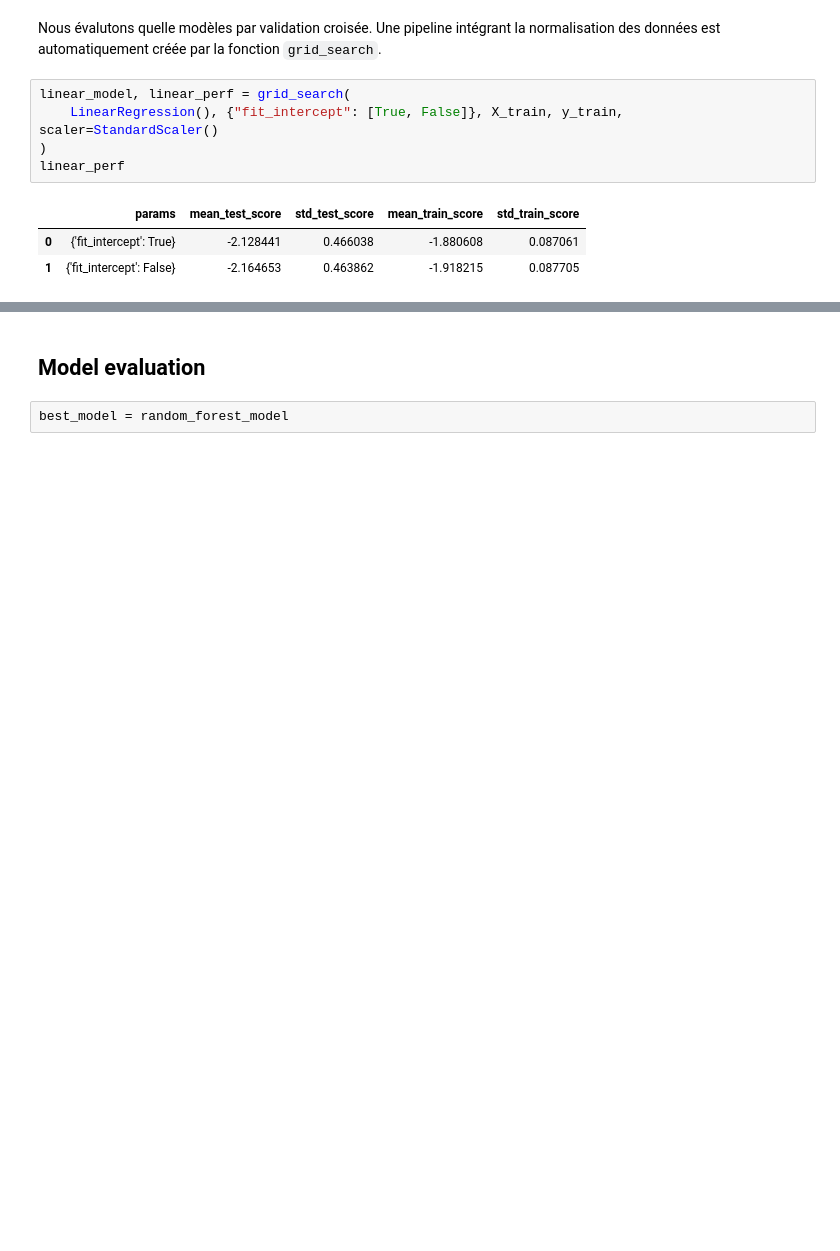
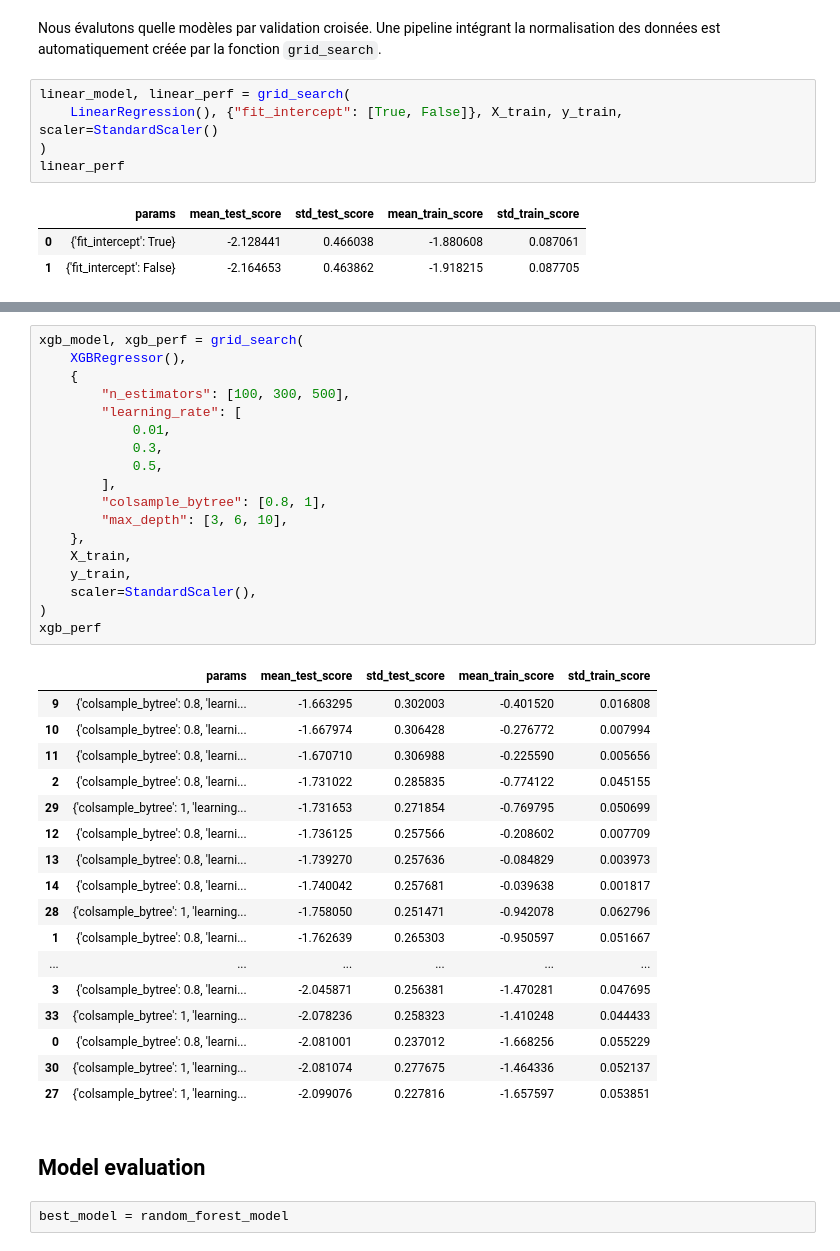
Before and after one commit to sachamuller/velosafe, a Jupyter notebook: examples/Modèle.ipynb, the cells around one changed output, grey strips where cells are left out. Drawn from its saved outputs; the diff is of its cells as text; blank space fills up the shorter version.

```diff
--- a/examples/Modèle.ipynb
+++ b/examples/Modèle.ipynb
@@ -139,3 +140,39 @@ svm_perf
+# %%
+xgb_model, xgb_perf = grid_search(
+    XGBRegressor(),
+    {
+        "n_estimators": [100, 300, 500],
+        "learning_rate": [
+            0.01,
+            0.3,
+            0.5,
+        ],
+        "colsample_bytree": [0.8, 1],
+        "max_depth": [3, 6, 10],
+    },
+    X_train,
+    y_train,
+    scaler=StandardScaler(),
+)
+xgb_perf
+# %% [output]
+|  | params | mean_test_score | std_test_score | mean_train_score | std_train_score |
+| 9 | {'colsample_bytree': 0.8, 'learni... | -1.663295 | 0.302003 | -0.401520 | 0.016808 |
+| 10 | {'colsample_bytree': 0.8, 'learni... | -1.667974 | 0.306428 | -0.276772 | 0.007994 |
+| 11 | {'colsample_bytree': 0.8, 'learni... | -1.670710 | 0.306988 | -0.225590 | 0.005656 |
+| 2 | {'colsample_bytree': 0.8, 'learni... | -1.731022 | 0.285835 | -0.774122 | 0.045155 |
+| 29 | {'colsample_bytree': 1, 'learning... | -1.731653 | 0.271854 | -0.769795 | 0.050699 |
+| 12 | {'colsample_bytree': 0.8, 'learni... | -1.736125 | 0.257566 | -0.208602 | 0.007709 |
+| 13 | {'colsample_bytree': 0.8, 'learni... | -1.739270 | 0.257636 | -0.084829 | 0.003973 |
+| 14 | {'colsample_bytree': 0.8, 'learni... | -1.740042 | 0.257681 | -0.039638 | 0.001817 |
+| 28 | {'colsample_bytree': 1, 'learning... | -1.758050 | 0.251471 | -0.942078 | 0.062796 |
+| 1 | {'colsample_bytree': 0.8, 'learni... | -1.762639 | 0.265303 | -0.950597 | 0.051667 |
+| ... | ... | ... | ... | ... | ... |
+| 3 | {'colsample_bytree': 0.8, 'learni... | -2.045871 | 0.256381 | -1.470281 | 0.047695 |
+| 33 | {'colsample_bytree': 1, 'learning... | -2.078236 | 0.258323 | -1.410248 | 0.044433 |
+| 0 | {'colsample_bytree': 0.8, 'learni... | -2.081001 | 0.237012 | -1.668256 | 0.055229 |
+| 30 | {'colsample_bytree': 1, 'learning... | -2.081074 | 0.277675 | -1.464336 | 0.052137 |
+| 27 | {'colsample_bytree': 1, 'learning... | -2.099076 | 0.227816 | -1.657597 | 0.053851 |
 # %% [markdown]
 ## Model evaluation
 # %%
```
Also changed, not shown: parts of 7 cells of this notebook, 2 other files.
